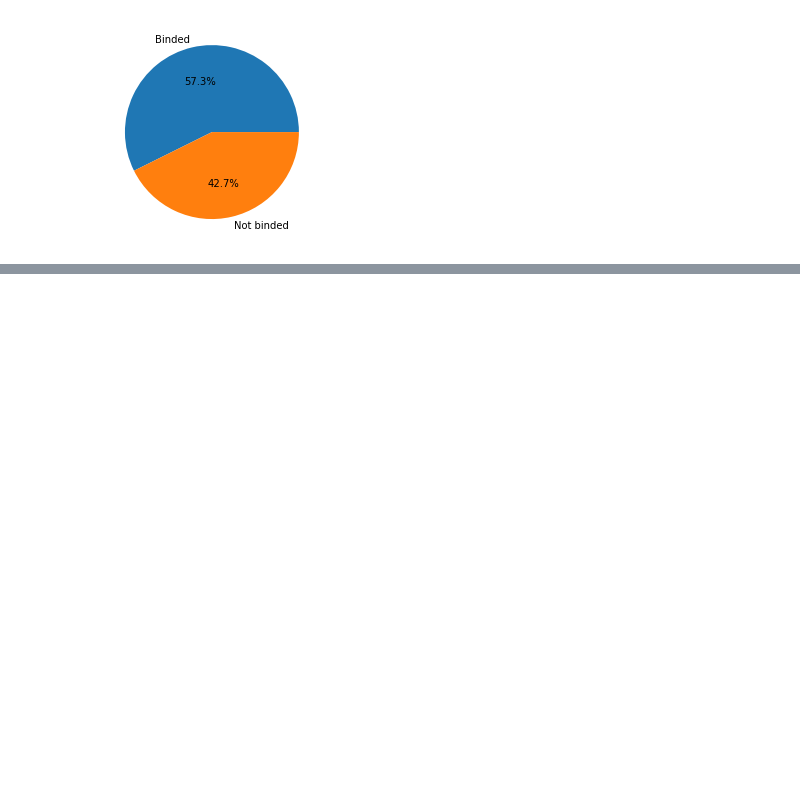
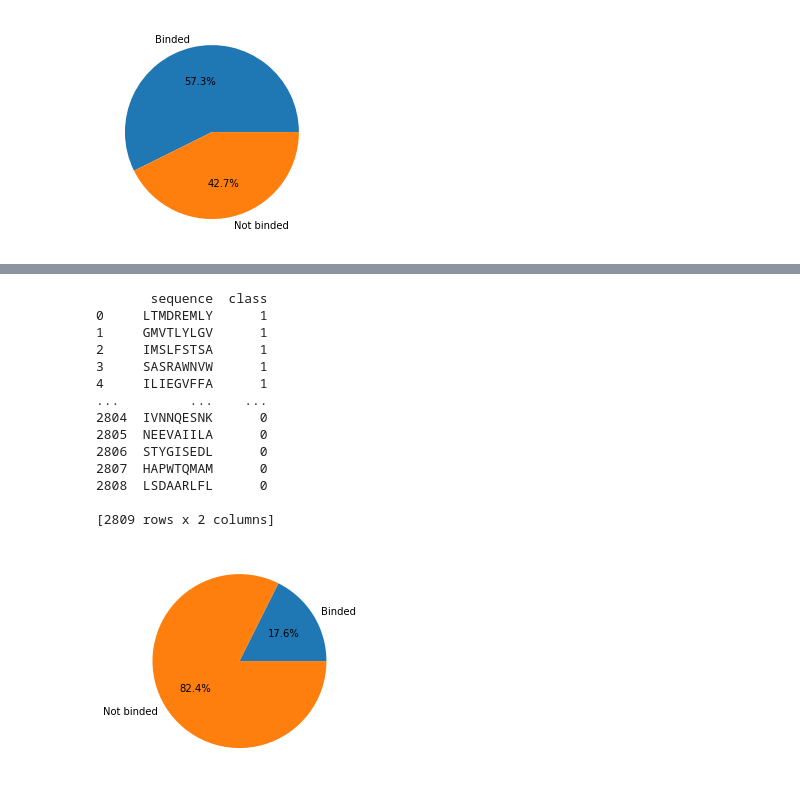
Before and after one commit to augustthedoodle/mhc_binding, a Jupyter notebook: mhc_sliding_window.ipynb, the cells around one changed output, grey strips where cells are left out. Saved outputs shown, nothing was run; the diff lists cells and outputs as text; code cells hidden in the pictures; blank space fills up the shorter version.

```diff
--- a/mhc_sliding_window.ipynb
+++ b/mhc_sliding_window.ipynb
@@ -164,2 +239,57 @@ plt.show()
+# %%
+# sequence label
+features = []
+classes = []
+
+with open(os.path.join('dataset', 'c000_ba_test_positive.txt'), 'r', encoding='utf-8') as pep_input:
+    for line in pep_input:
+        if re.match(line, '^#'):
+            continue
+        line = line.strip()
+        if line.isalpha():
+            seq=str(line).upper()
+            features.append(seq)
+            classes.append(1)
+
+with open(os.path.join('dataset', 'c000_ba_test_negative.txt'), 'r', encoding='utf-8') as pep_input:
+    for line in pep_input:
+        if re.match(line, '^#'):
+            continue
+        line = line.strip()
+        if line.isalpha():
+            seq=str(line).upper()
+            features.append(seq)
+            classes.append(0)
+
+dataset_cxxx = pd.DataFrame(
+    {
+        'sequence': features,
+        'class': classes
+    }
+)
+
+print(dataset_cxxx)
+
+labels = ["Binded",'Not binded']
+values = dataset_cxxx['class'].value_counts()[[1,0]].values
+fig1, ax1 = plt.subplots()
+ax1.pie(values, labels=labels,  autopct='%1.1f%%')
+plt.show()
+# %% [output]
+       sequence  class
+0     LTMDREMLY      1
+1     GMVTLYLGV      1
+2     IMSLFSTSA      1
+3     SASRAWNVW      1
+4     ILIEGVFFA      1
+...         ...    ...
+2804  IVNNQESNK      0
+2805  NEEVAIILA      0
+2806  STYGISEDL      0
+2807  HAPWTQMAM      0
+2808  LSDAARLFL      0
+
+[2809 rows x 2 columns]
+[figure, added]
 # %%
 X, y = sliding_df (seq_len = 9, sliding_window = 3, dataset = dataset)
```
Also changed, not shown: parts of 11 cells of this notebook.
